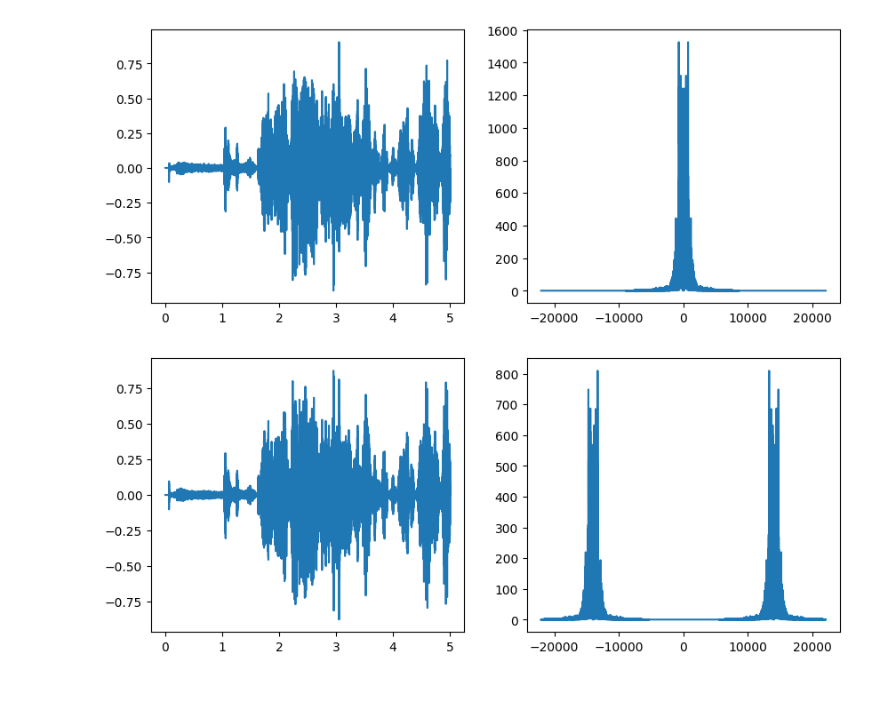
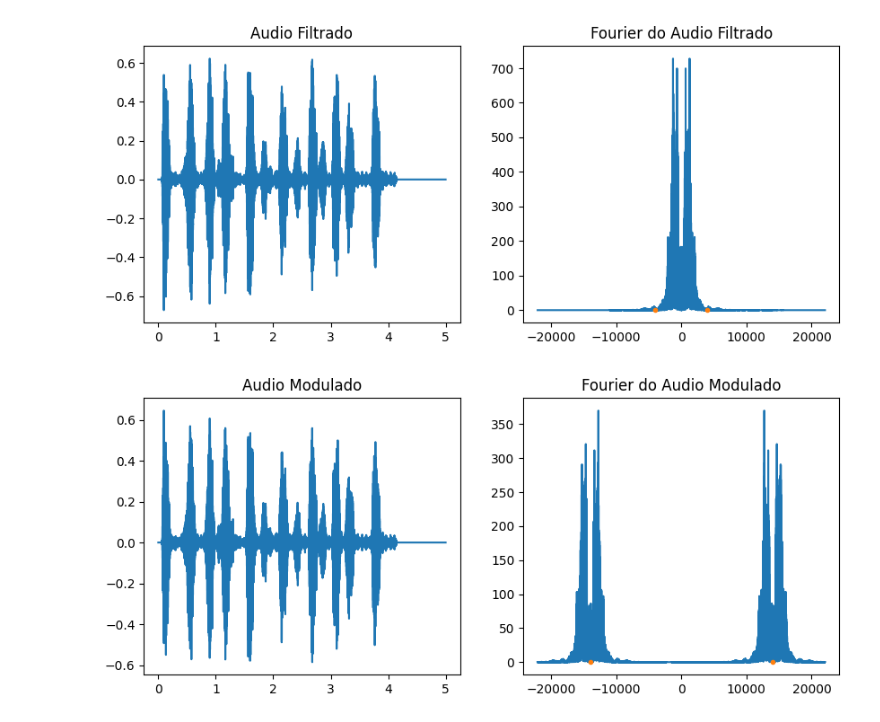
Before and after one commit to dourado-rafa/pastel-em-camadas, a Jupyter notebook: AM-Modulation/encode.ipynb, the cells around one changed output. Drawn from its saved outputs; the diff is of its cells as text; code cells hidden in the pictures; blank space fills up the shorter version.

```diff
--- a/AM-Modulation/encode.ipynb
+++ b/AM-Modulation/encode.ipynb
@@ -28,11 +24,11 @@ Gravação finalizada
 # %%
-samplerate, signal = sf.read('audios/audio.wav') # Lendo o arquivo WAV channel1
+samplerate, signal = sf.read('audios/auau.wav') # Lendo o arquivo WAV channel1
 time = np.linspace(0, duration, samplerate*duration)
-channel1 = signal[:, 0]
+channel1 = signal[:duration*samplerate, 0]
 
 normalized = channel1/np.max(np.abs(channel1))
 filtred = low_pass_filter(normalized)
 
-_, carrier = generateSin(f_carrier, duration, samplerate)
+_, carrier = generateSin(f_carrier, 5, samplerate)
 
 moduled = filtred*carrier
@@ -44,24 +41,33 @@ plt.plot(time, moduled)
 # %%
 plt.figure(figsize=(10,4))
 plt.subplot(121)
 plt.plot(time, filtred)
+plt.title('Audio Filtrado')
+
 
 freqs, ampls = calcFFT(filtred, samplerate)
 plt.subplot(122)
 plt.plot(freqs, np.abs(ampls))
+plt.plot([-4000, 4000], [0, 0], '.')
+plt.title('Fourier do Audio Filtrado')
+
 plt.show()
 # %% [output]
-[figure, old version]
+[figure, new version]
 # %%
 plt.figure(figsize=(10,4))
 plt.subplot(121)
 plt.plot(time, moduled)
+plt.title('Audio Modulado')
 
 freqs, ampls = calcFFT(moduled, samplerate)
 plt.subplot(122)
 plt.plot(freqs, np.abs(ampls))
+plt.plot([-14000, 14000], [0, 0], '.')
+plt.title('Fourier do Audio Modulado')
+
 plt.show()
 # %% [output]
-[figure, old version]
+[figure, new version]
 # %%
 sf.write('audios/encoded.wav', samplerate, np.array(moduled)) # Criando arquivo WAV modulado
```
Also changed, not shown: parts of 4 cells of this notebook, 3 other files.
